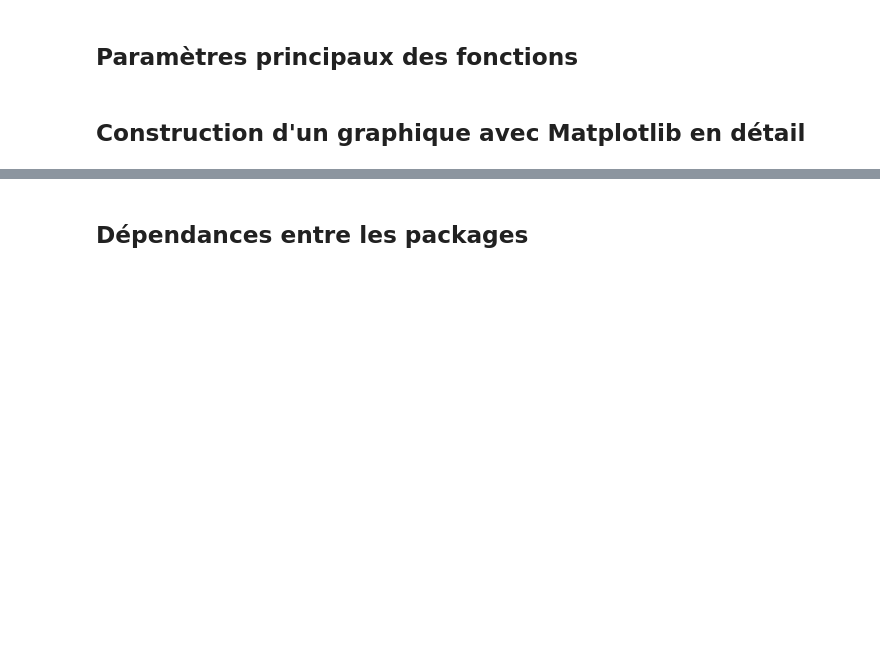
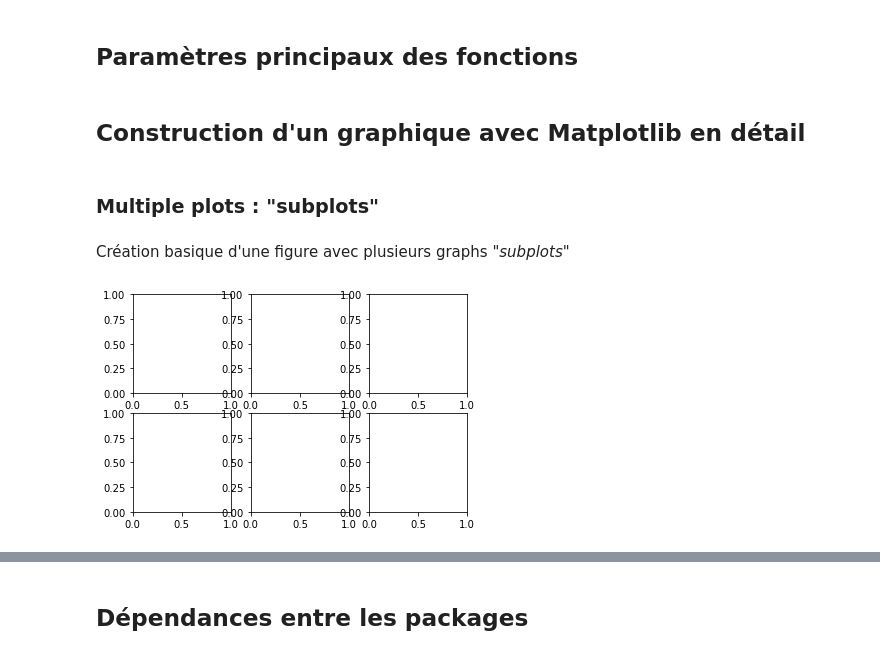
Before and after one commit to AlexisBogroff/data_viz_python_1_day, a Jupyter notebook: cours_partie_1.ipynb, the cells around one changed output, grey strips where cells are left out. Cells and saved outputs as stored; diff of their text form; code cells hidden in the pictures; blank space fills up the shorter version.

Commit message:
Add subplots

```diff
--- a/cours_partie_1.ipynb
+++ b/cours_partie_1.ipynb
@@ -223,3 +223,11 @@ import plotly.graph_objs as go
 ## Paramètres principaux des fonctions
 # %% [markdown]
 ## Construction d'un graphique avec Matplotlib en détail
+# %% [markdown]
+### Multiple plots : "subplots"
+# %% [markdown]
+Création basique d'une figure avec plusieurs graphs "*subplots*"
+# %%
+fig, axes = plt.subplots(2, 3)
+# %% [output]
+[figure, added]
```
Also changed, not shown: parts of 11 cells of this notebook.
